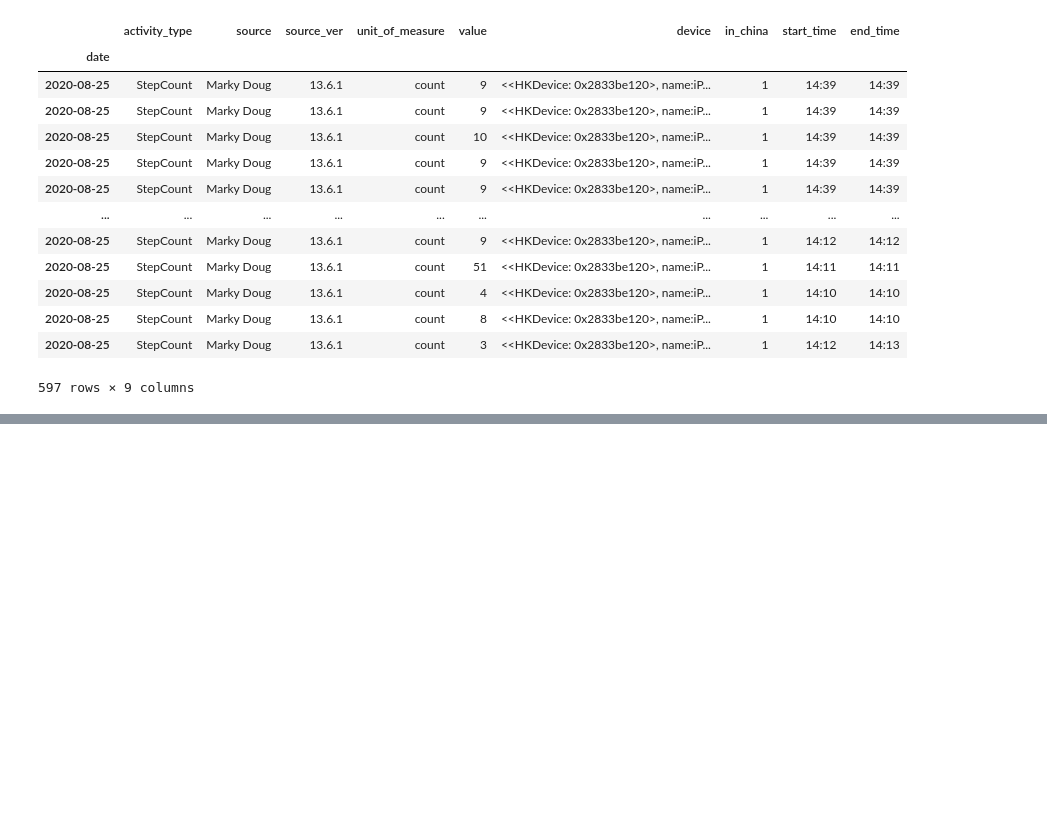
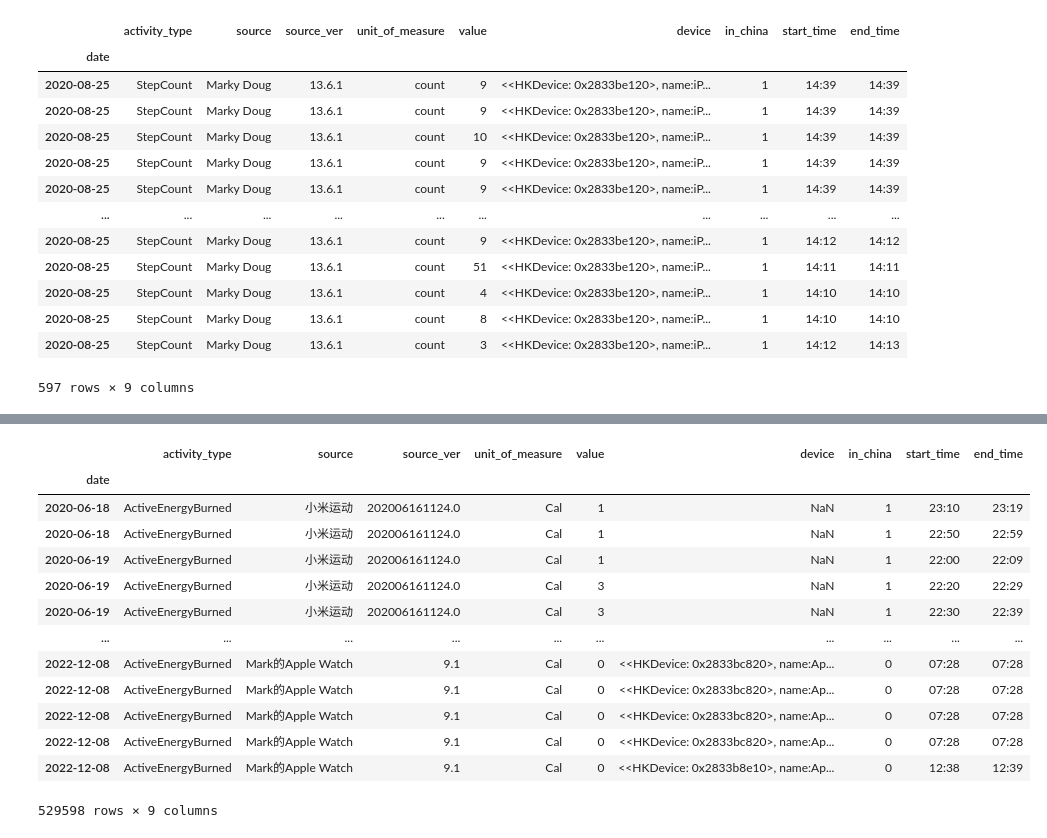
Before and after one commit to markydoug/my_apple_health, a Jupyter notebook: record_explore.ipynb, the cells around one changed output, grey strips where cells are left out. Drawn from its saved outputs; the diff is of its cells as text; code cells hidden in the pictures; blank space fills up the shorter version.

```diff
--- a/record_explore.ipynb
+++ b/record_explore.ipynb
@@ -207,0 +243,17 @@ steps_now.resample('M')[['value']].sum().plot()
+# %%
+energy_burned
+# %% [output]
+|  | activity_type | source | source_ver | unit_of_measure | value | device | in_china | start_time | end_time |
+| date |  |  |  |  |  |  |  |  |  |
+| 2020-06-18 | ActiveEnergyBurned | 小米运动 | 202006161124.0 | Cal | 1 | NaN | 1 | 23:10 | 23:19 |
+| 2020-06-18 | ActiveEnergyBurned | 小米运动 | 202006161124.0 | Cal | 1 | NaN | 1 | 22:50 | 22:59 |
+| 2020-06-19 | ActiveEnergyBurned | 小米运动 | 202006161124.0 | Cal | 1 | NaN | 1 | 22:00 | 22:09 |
+| 2020-06-19 | ActiveEnergyBurned | 小米运动 | 202006161124.0 | Cal | 3 | NaN | 1 | 22:20 | 22:29 |
+| 2020-06-19 | ActiveEnergyBurned | 小米运动 | 202006161124.0 | Cal | 3 | NaN | 1 | 22:30 | 22:39 |
+| ... | ... | ... | ... | ... | ... | ... | ... | ... | ... |
+| 2022-12-08 | ActiveEnergyBurned | Mark的Apple Watch | 9.1 | Cal | 0 | <<HKDevice: 0x2833bc820>, name:Ap... | 0 | 07:28 | 07:28 |
+| 2022-12-08 | ActiveEnergyBurned | Mark的Apple Watch | 9.1 | Cal | 0 | <<HKDevice: 0x2833bc820>, name:Ap... | 0 | 07:28 | 07:28 |
+| 2022-12-08 | ActiveEnergyBurned | Mark的Apple Watch | 9.1 | Cal | 0 | <<HKDevice: 0x2833bc820>, name:Ap... | 0 | 07:28 | 07:28 |
+| 2022-12-08 | ActiveEnergyBurned | Mark的Apple Watch | 9.1 | Cal | 0 | <<HKDevice: 0x2833bc820>, name:Ap... | 0 | 07:28 | 07:28 |
+| 2022-12-08 | ActiveEnergyBurned | Mark的Apple Watch | 9.1 | Cal | 0 | <<HKDevice: 0x2833b8e10>, name:Ap... | 0 | 12:38 | 12:39 |
+529598 rows × 9 columns
```
Also changed, not shown: parts of 40 cells of this notebook.
